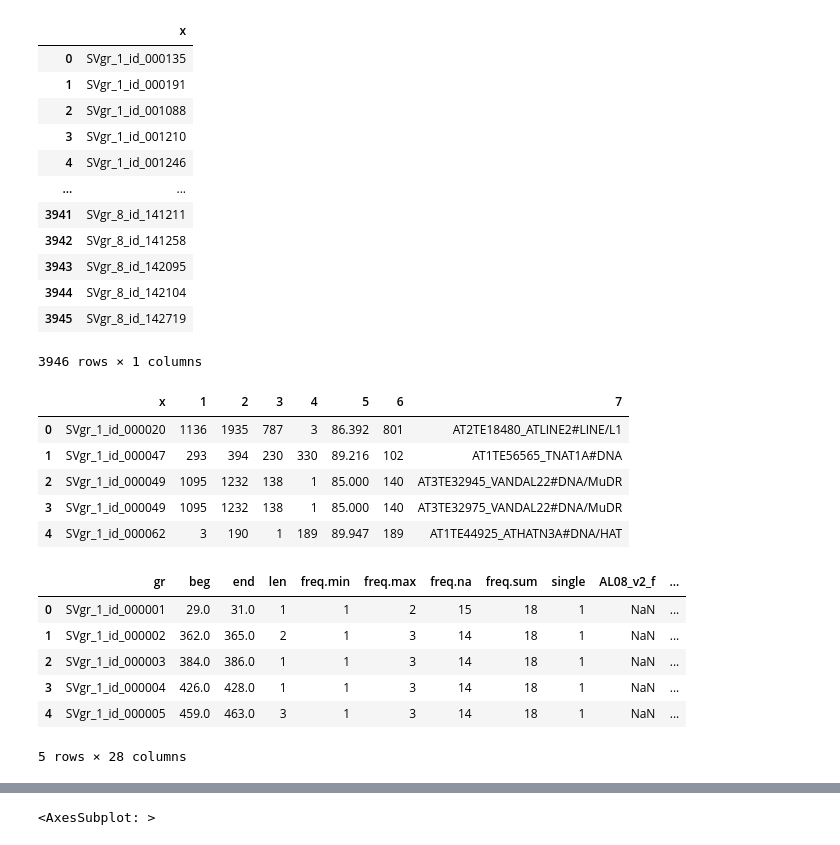
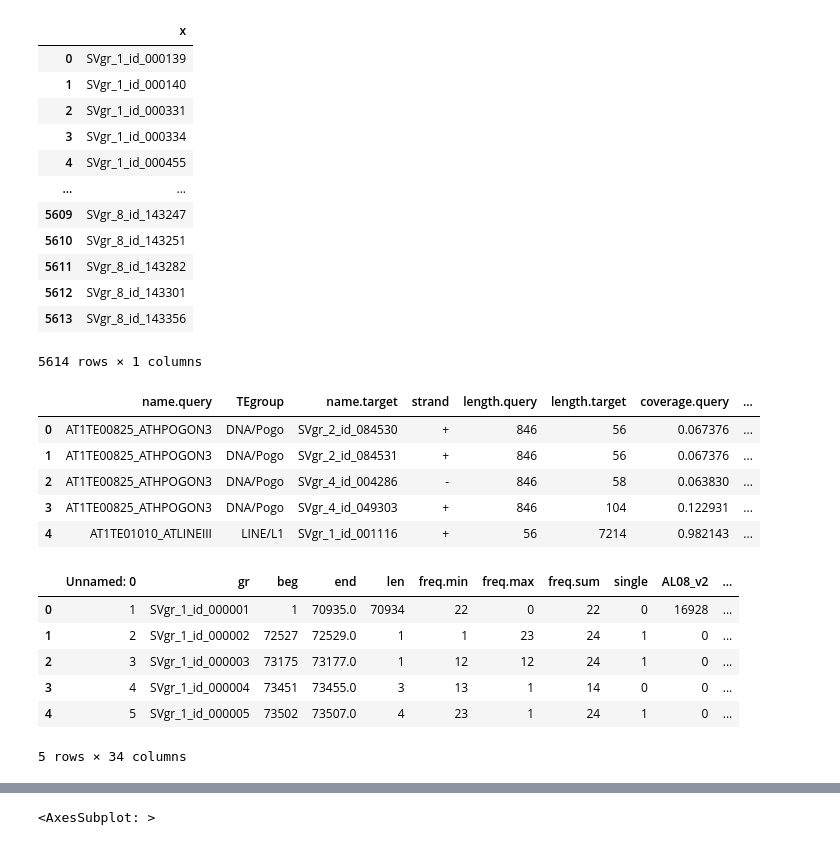
Before and after one commit to Liverworks/Alyrata_introgression, a Jupyter notebook: pangenome_scripts/pannagram.ipynb, the cells around one changed output, grey strips where cells are left out. Cells and saved outputs as stored; diff of their text form; code cells hidden in the pictures.

```diff
--- a/pangenome_scripts/pannagram.ipynb
+++ b/pangenome_scripts/pannagram.ipynb
@@ -1,43 +1,42 @@
 # %%
 import pandas as pd
 # %%
-svs = pd.read_csv("mabs_assemblies/pannagram_update/pannagram/compl_multi2/consensus/sv/LPT_sv_list")
+svs = pd.read_csv("mabs_assemblies/pannagram_update/pannagram/compl_multi2/consensus/sv/TE11_sv_list")
 svs
 # %% [output]
 |  | x |
-| 0 | SVgr_1_id_000135 |
-| 1 | SVgr_1_id_000191 |
-| 2 | SVgr_1_id_001088 |
-| 3 | SVgr_1_id_001210 |
-| 4 | SVgr_1_id_001246 |
+| 0 | SVgr_1_id_000139 |
+| 1 | SVgr_1_id_000140 |
+| 2 | SVgr_1_id_000331 |
+| 3 | SVgr_1_id_000334 |
+| 4 | SVgr_1_id_000455 |
 | ... | ... |
-| 3941 | SVgr_8_id_141211 |
-| 3942 | SVgr_8_id_141258 |
-| 3943 | SVgr_8_id_142095 |
-| 3944 | SVgr_8_id_142104 |
-| 3945 | SVgr_8_id_142719 |
+| 5609 | SVgr_8_id_143247 |
+| 5610 | SVgr_8_id_143251 |
+| 5611 | SVgr_8_id_143282 |
+| 5612 | SVgr_8_id_143301 |
+| 5613 | SVgr_8_id_143356 |
-3946 rows × 1 columns
+5614 rows × 1 columns
 # %%
-blastset = pd.read_csv("mabs_assemblies/pannagram_update/pannagram/compl_multi2/consensus/sv/seq_sv_big_on_set_blast_shortnames.txt", header=None, sep="\t")
-blastset = blastset.rename(columns={0:"x"})
+blastset = pd.read_csv("mabs_assemblies/pngrm/roscoff6/features/sv/other/TEs_onbigSVs.tsv/seq_sv_big_90_90_rename.txt", sep="\t")
 blastset.head()
 # %% [output]
-|  | x | 1 | 2 | 3 | 4 | 5 | 6 | 7 |
-| 0 | SVgr_1_id_000020 | 1136 | 1935 | 787 | 3 | 86.392 | 801 | AT2TE18480_ATLINE2#LINE/L1 |
-| 1 | SVgr_1_id_000047 | 293 | 394 | 230 | 330 | 89.216 | 102 | AT1TE56565_TNAT1A#DNA |
-| 2 | SVgr_1_id_000049 | 1095 | 1232 | 138 | 1 | 85.000 | 140 | AT3TE32945_VANDAL22#DNA/MuDR |
-| 3 | SVgr_1_id_000049 | 1095 | 1232 | 138 | 1 | 85.000 | 140 | AT3TE32975_VANDAL22#DNA/MuDR |
-| 4 | SVgr_1_id_000062 | 3 | 190 | 1 | 189 | 89.947 | 189 | AT1TE44925_ATHATN3A#DNA/HAT |
+|  | name.query | TEgroup | name.target | strand | length.query | length.target | coverage.query | ... |
+| 0 | AT1TE00825_ATHPOGON3 | DNA/Pogo | SVgr_2_id_084530 | + | 846 | 56 | 0.067376 | ... |
+| 1 | AT1TE00825_ATHPOGON3 | DNA/Pogo | SVgr_2_id_084531 | + | 846 | 56 | 0.067376 | ... |
+| 2 | AT1TE00825_ATHPOGON3 | DNA/Pogo | SVgr_4_id_004286 | - | 846 | 58 | 0.063830 | ... |
+| 3 | AT1TE00825_ATHPOGON3 | DNA/Pogo | SVgr_4_id_049303 | + | 846 | 104 | 0.122931 | ... |
+| 4 | AT1TE01010_ATLINEIII | LINE/L1 | SVgr_1_id_001116 | + | 56 | 7214 | 0.982143 | ... |
 # %%
 blastset.merge(svs, on='x', how='inner').to_csv("mabs_assemblies/pannagram_update/pannagram/compl_multi2/consensus/sv/puws_intersect.tsv", sep="\t")
 # %%
-lenset2 = pd.read_csv("mabs_assemblies/pannagram_update/pannagram/compl_multi2/consensus/sv/sv_pangen_pos.csv", sep=",")
+lenset2 = pd.read_csv("mabs_assemblies/pngrm/roscoff6/features/sv/other/sv_pos.csv", sep=",")
 lenset2.head()
 # %% [output]
-|  | gr | beg | end | len | freq.min | freq.max | freq.na | freq.sum | single | AL08_v2_f | ... |
-| 0 | SVgr_1_id_000001 | 29.0 | 31.0 | 1 | 1 | 2 | 15 | 18 | 1 | NaN | ... |
-| 1 | SVgr_1_id_000002 | 362.0 | 365.0 | 2 | 1 | 3 | 14 | 18 | 1 | NaN | ... |
-| 2 | SVgr_1_id_000003 | 384.0 | 386.0 | 1 | 1 | 3 | 14 | 18 | 1 | NaN | ... |
-| 3 | SVgr_1_id_000004 | 426.0 | 428.0 | 1 | 1 | 3 | 14 | 18 | 1 | NaN | ... |
-| 4 | SVgr_1_id_000005 | 459.0 | 463.0 | 3 | 1 | 3 | 14 | 18 | 1 | NaN | ... |
+|  | Unnamed: 0 | gr | beg | end | len | freq.min | freq.max | freq.sum | single | AL08_v2 | ... |
+| 0 | 1 | SVgr_1_id_000001 | 1 | 70935.0 | 70934 | 22 | 0 | 22 | 0 | 16928 | ... |
+| 1 | 2 | SVgr_1_id_000002 | 72527 | 72529.0 | 1 | 1 | 23 | 24 | 1 | 0 | ... |
+| 2 | 3 | SVgr_1_id_000003 | 73175 | 73177.0 | 1 | 12 | 12 | 24 | 1 | 0 | ... |
+| 3 | 4 | SVgr_1_id_000004 | 73451 | 73455.0 | 3 | 13 | 1 | 14 | 0 | 0 | ... |
+| 4 | 5 | SVgr_1_id_000005 | 73502 | 73507.0 | 4 | 23 | 1 | 24 | 1 | 0 | ... |
-5 rows × 28 columns
+5 rows × 34 columns
```
Also changed, not shown: parts of 127 cells of this notebook, 14 other files.
